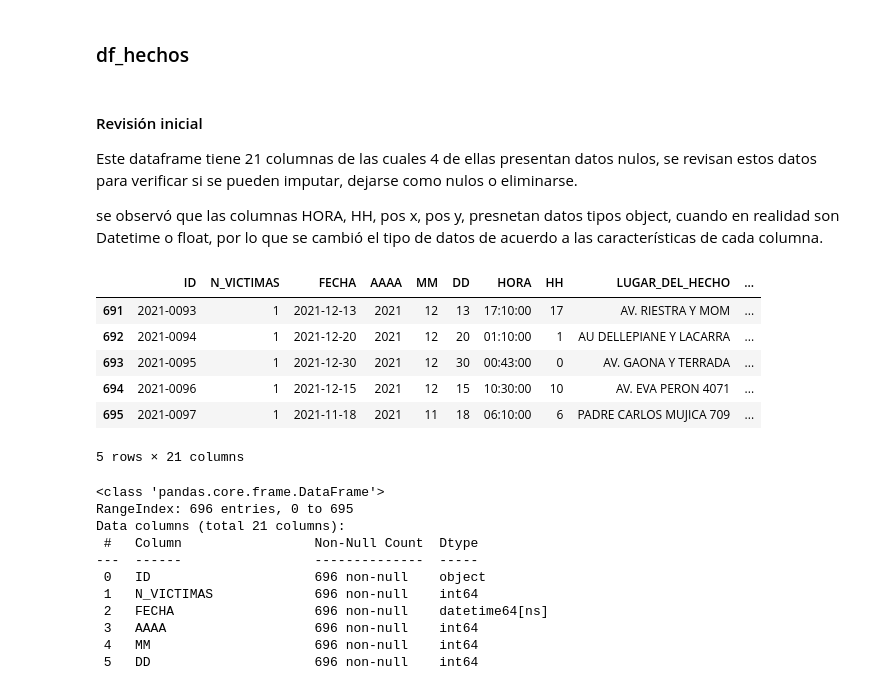
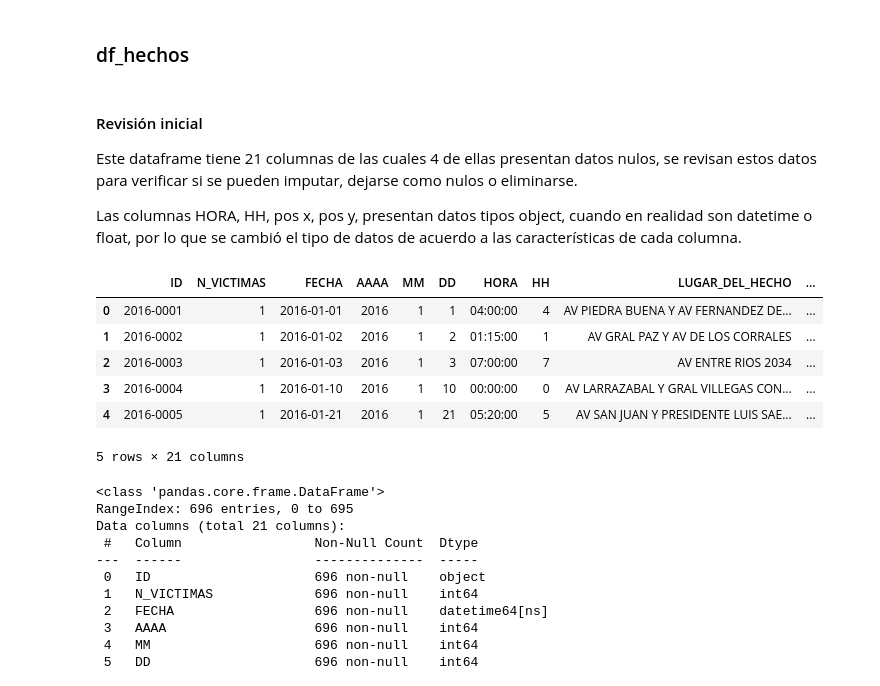
Before and after one commit to maria1289espejo/Analisis_siniestros_viales, a Jupyter notebook: EDA.ipynb, the cells around one changed output. Drawn from its saved outputs; the diff is of its cells as text; code cells hidden in the pictures.

```diff
--- a/EDA.ipynb
+++ b/EDA.ipynb
@@ -36,17 +36,17 @@ df_victimas = pd.read_excel(ruta_archivo, sheet_name = hoja_victimas)
 
 Este dataframe tiene 21 columnas de las cuales 4 de ellas presentan datos nulos, se revisan estos datos para verificar si se pueden imputar, dejarse como nulos o eliminarse.
 
-se observó que las columnas HORA, HH, pos x, pos y, presnetan datos tipos object, cuando en realidad son Datetime o float, por lo que se cambió el tipo de datos de acuerdo a las características de cada columna.
+Las columnas HORA, HH, pos x, pos y, presentan datos tipos object, cuando en realidad son datetime o float, por lo que se cambió el tipo de datos de acuerdo a las características de cada columna.
 # %%
-# Muestra las primeras del dataframe
-df_hechos.tail()
+# Muestra las primeras filas del dataframe
+df_hechos.head()
 # %% [output]
 |  | ID | N_VICTIMAS | FECHA | AAAA | MM | DD | HORA | HH | LUGAR_DEL_HECHO | ... |
-| 691 | 2021-0093 | 1 | 2021-12-13 | 2021 | 12 | 13 | 17:10:00 | 17 | AV. RIESTRA Y MOM | ... |
-| 692 | 2021-0094 | 1 | 2021-12-20 | 2021 | 12 | 20 | 01:10:00 | 1 | AU DELLEPIANE Y LACARRA | ... |
-| 693 | 2021-0095 | 1 | 2021-12-30 | 2021 | 12 | 30 | 00:43:00 | 0 | AV. GAONA Y TERRADA | ... |
-| 694 | 2021-0096 | 1 | 2021-12-15 | 2021 | 12 | 15 | 10:30:00 | 10 | AV. EVA PERON 4071 | ... |
-| 695 | 2021-0097 | 1 | 2021-11-18 | 2021 | 11 | 18 | 06:10:00 | 6 | PADRE CARLOS MUJICA 709 | ... |
+| 0 | 2016-0001 | 1 | 2016-01-01 | 2016 | 1 | 1 | 04:00:00 | 4 | AV PIEDRA BUENA Y AV FERNANDEZ DE... | ... |
+| 1 | 2016-0002 | 1 | 2016-01-02 | 2016 | 1 | 2 | 01:15:00 | 1 | AV GRAL PAZ Y AV DE LOS CORRALES | ... |
+| 2 | 2016-0003 | 1 | 2016-01-03 | 2016 | 1 | 3 | 07:00:00 | 7 | AV ENTRE RIOS 2034 | ... |
+| 3 | 2016-0004 | 1 | 2016-01-10 | 2016 | 1 | 10 | 00:00:00 | 0 | AV LARRAZABAL Y GRAL VILLEGAS CON... | ... |
+| 4 | 2016-0005 | 1 | 2016-01-21 | 2016 | 1 | 21 | 05:20:00 | 5 | AV SAN JUAN Y PRESIDENTE LUIS SAE... | ... |
 5 rows × 21 columns
 # %%
 # Brinda información resumida del dataframe
```
Also changed, not shown: parts of 66 cells of this notebook, 2 other files.
